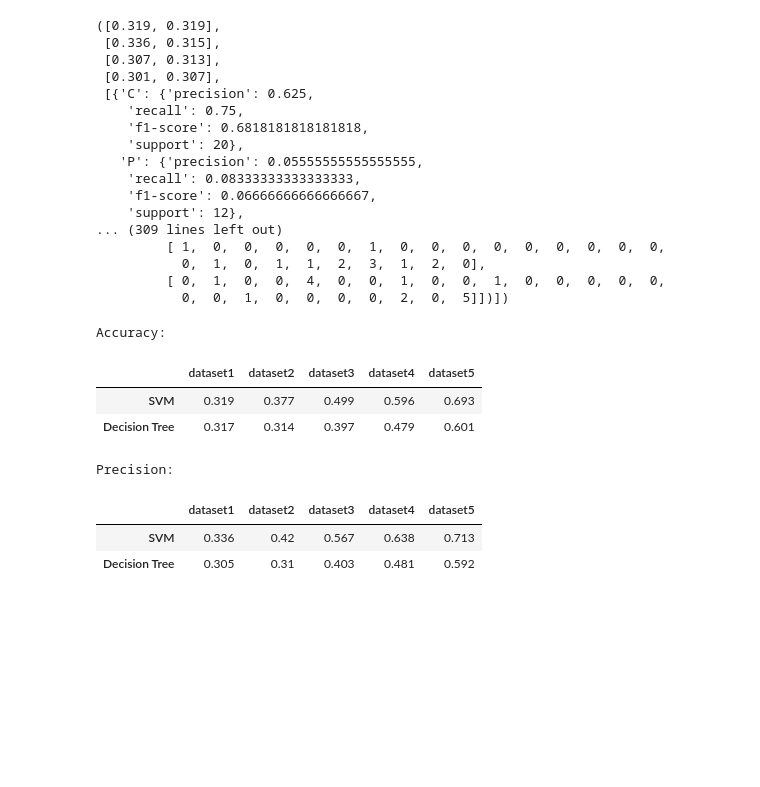
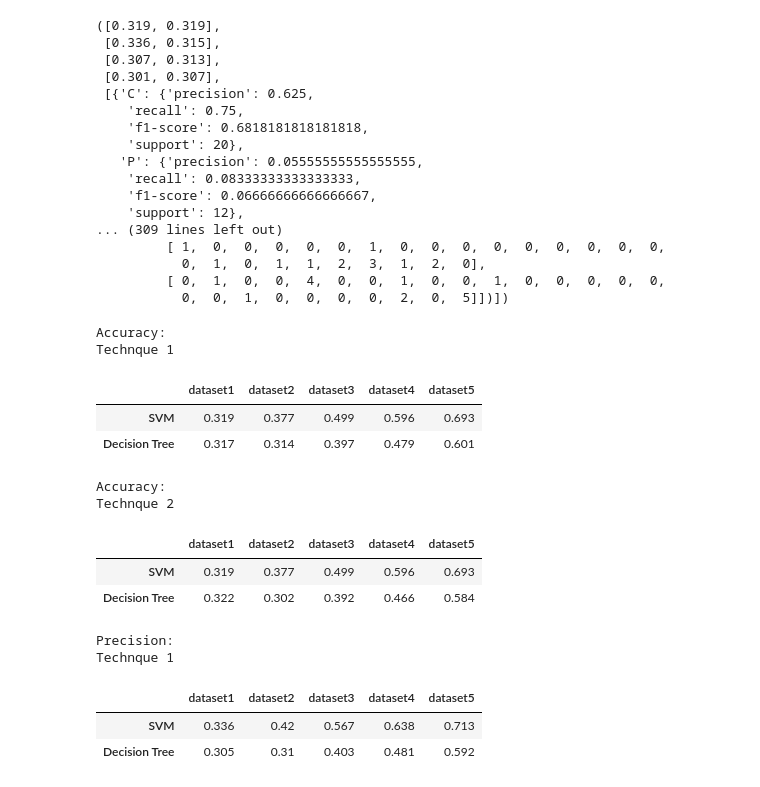
Before and after one commit to sofiamartellozzo/DQ_project, a Jupyter notebook: project.ipynb, the cells around one changed output. Cells and saved outputs as stored; diff of their text form; code cells hidden in the pictures; blank space fills up the shorter version.

```diff
--- a/project.ipynb
+++ b/project.ipynb
@@ -528,17 +648,31 @@ def visualize_performance(perf_list):
     return general_values
 # %%
 print('Accuracy:')
-visualize_performance(acc_list)
+print('Technque 1')
+visualize_performance(acc_list_t1)
 # %% [output]
 Accuracy:
+Technque 1
 |  | dataset1 | dataset2 | dataset3 | dataset4 | dataset5 |
 | SVM | 0.319 | 0.377 | 0.499 | 0.596 | 0.693 |
 | Decision Tree | 0.317 | 0.314 | 0.397 | 0.479 | 0.601 |
+# %%
+print('Accuracy:')
+print('Technque 2')
+visualize_performance(acc_list_t2)
+# %% [output]
+Accuracy:
+Technque 2
+|  | dataset1 | dataset2 | dataset3 | dataset4 | dataset5 |
+| SVM | 0.319 | 0.377 | 0.499 | 0.596 | 0.693 |
+| Decision Tree | 0.322 | 0.302 | 0.392 | 0.466 | 0.584 |
 # %%
 print('Precision:')
-visualize_performance(precision_list)
+print('Technque 1')
+visualize_performance(precision_list_t1)
 # %% [output]
 Precision:
+Technque 1
 |  | dataset1 | dataset2 | dataset3 | dataset4 | dataset5 |
 | SVM | 0.336 | 0.42 | 0.567 | 0.638 | 0.713 |
 | Decision Tree | 0.305 | 0.31 | 0.403 | 0.481 | 0.592 |
```
Also changed, not shown: parts of 36 cells of this notebook.
